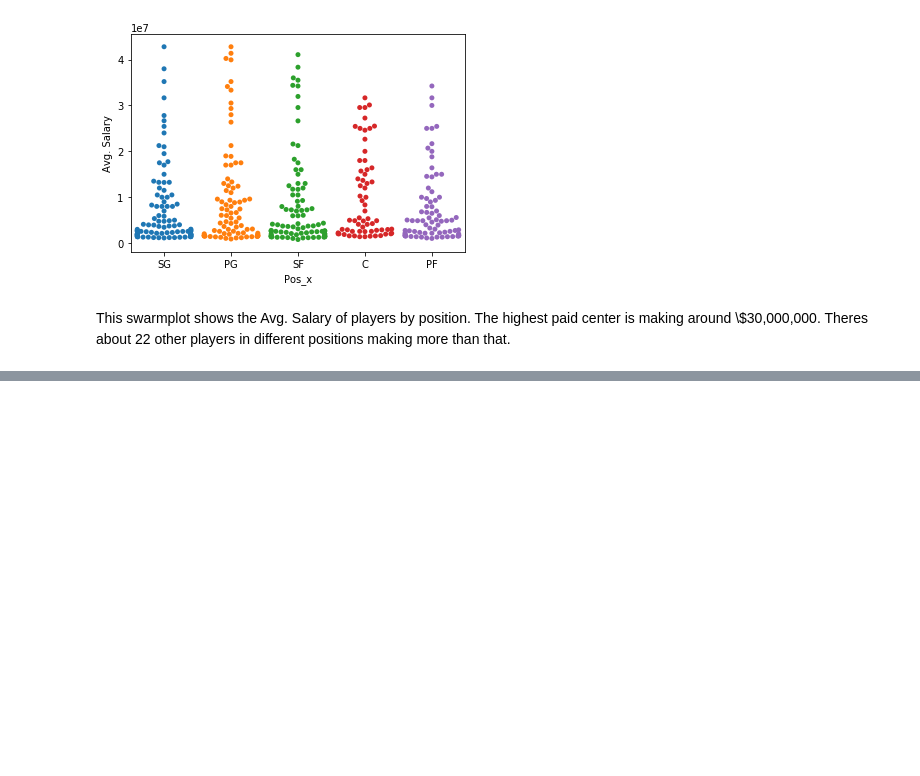
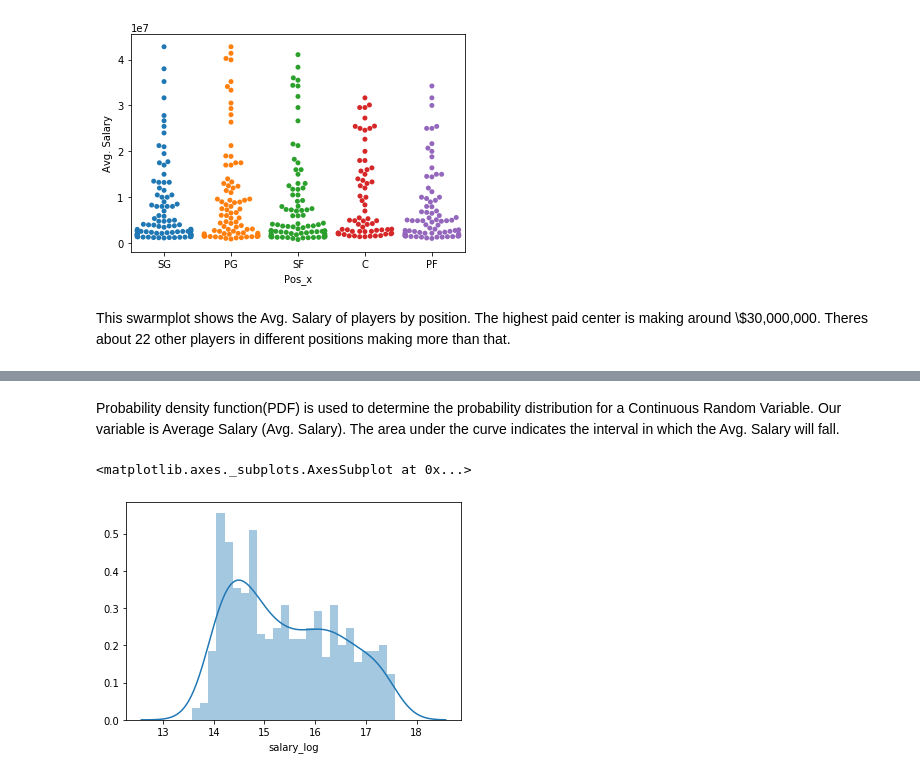
Before and after one commit to terrenceturner/NBA-Salary-Prediction, a Jupyter notebook: Predicting NBA Players' Salaries.ipynb, the cells around one changed output, grey strips where cells are left out. Saved outputs shown, nothing was run; the diff lists cells and outputs as text; code cells hidden in the pictures; blank space fills up the shorter version.

```diff
--- a/Predicting NBA Players' Salaries.ipynb
+++ b/Predicting NBA Players' Salaries.ipynb
@@ -1056,0 +1154,9 @@ This swarmplot shows the Avg. Salary of players by position. The highest paid ce
+# %% [markdown]
+Probability density function(PDF) is used to determine the probability distribution for a Continuous Random Variable. Our variable is Average Salary (Avg. Salary). The area under the curve indicates the interval in which the Avg. Salary will fall.
+# %%
+#Creating a column with the salary log to normalize the distribution
+df_final['salary_log'] = np.log1p(df_final['Avg. Salary'])
+sns.distplot(df_final['salary_log'], bins=25)
+# %% [output]
+<matplotlib.axes._subplots.AxesSubplot at 0x...>
+[figure, added]
```
Also changed, not shown: parts of 62 cells of this notebook, 1 other file.
